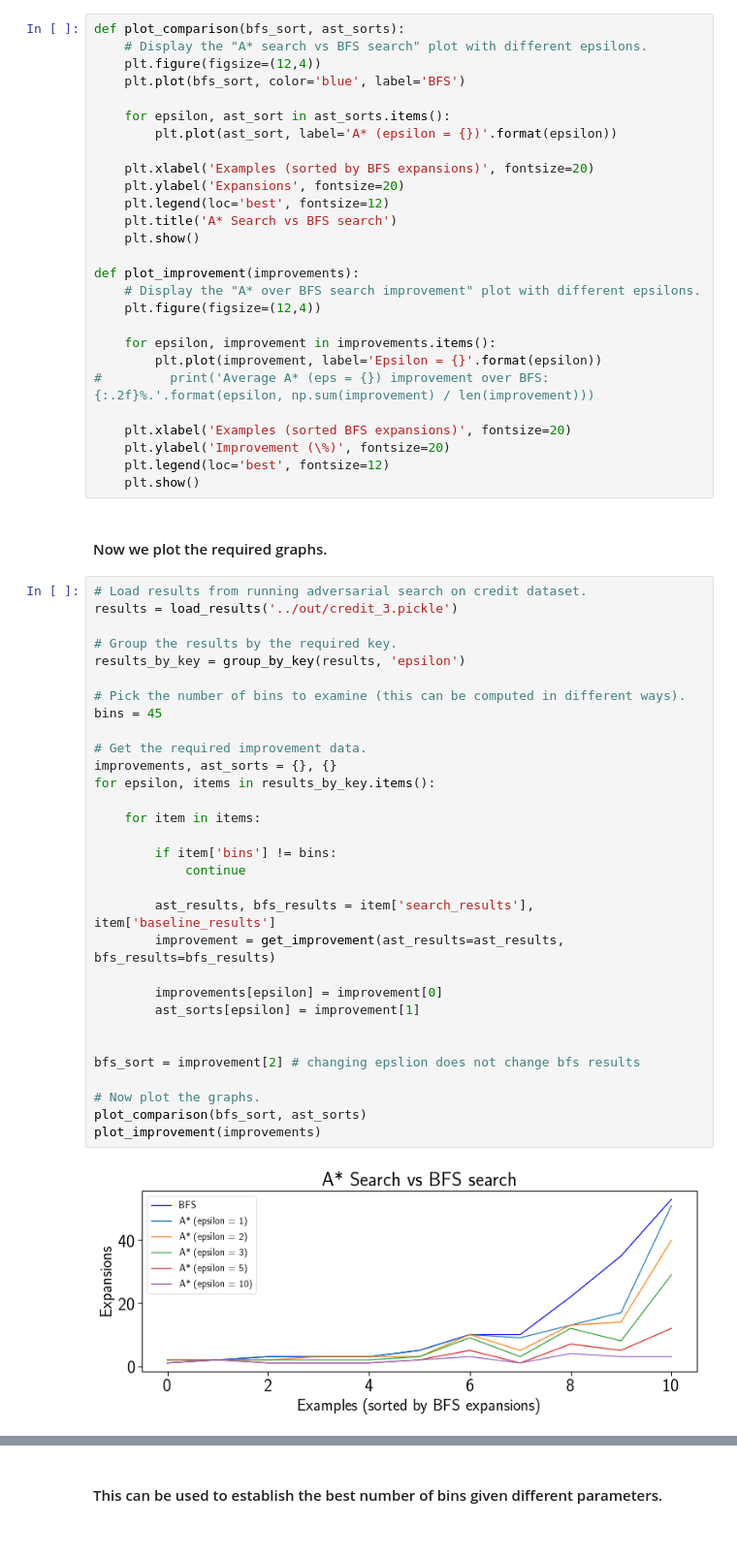
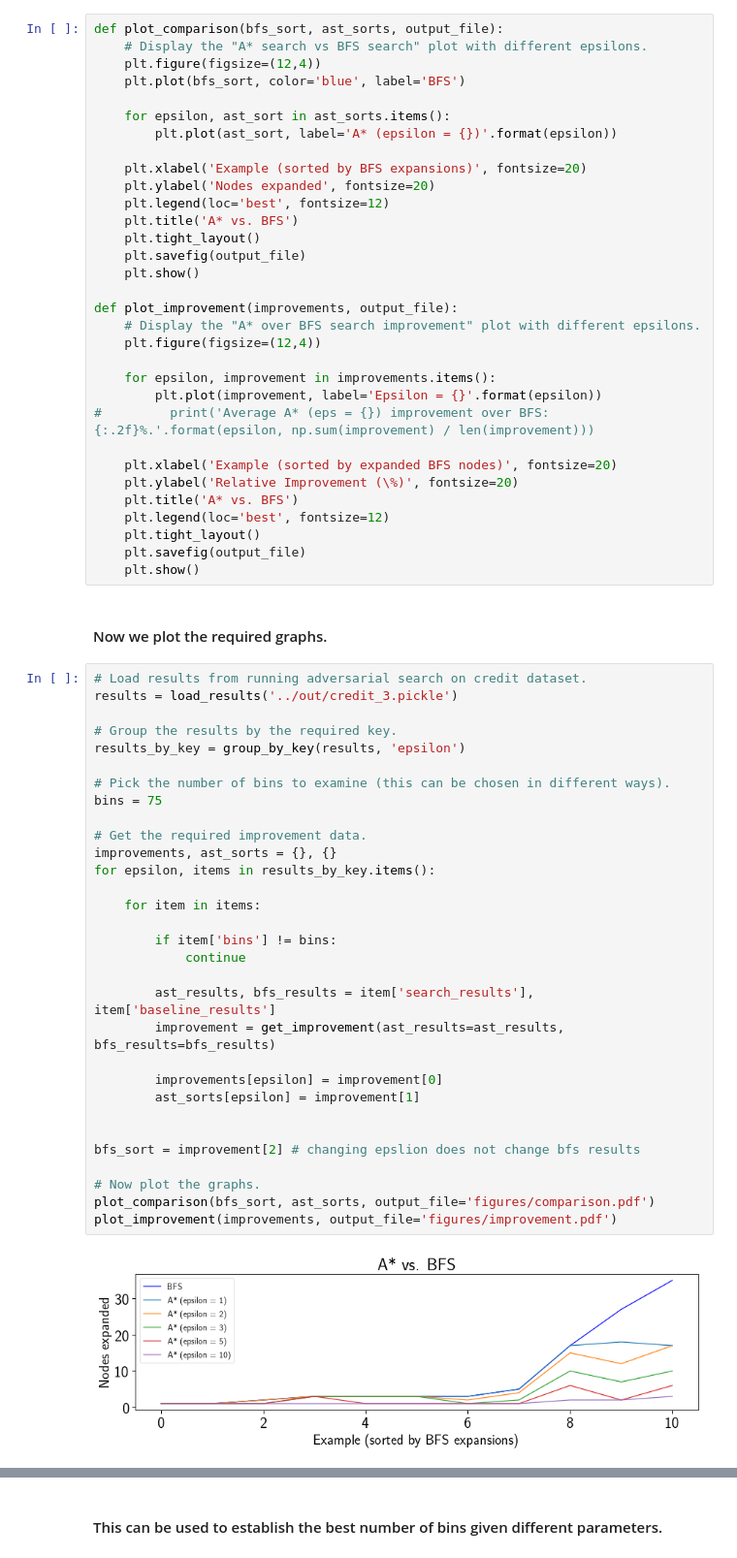
Before and after one commit to spring-epfl/trickster, a Jupyter notebook: notebooks/visualizer.ipynb, the cells around one changed output, grey strips where cells are left out. Shown: that part at 97% size. Cells and saved outputs as stored; diff of their text form.

Commit message:
Small update to the visualizer

```diff
--- a/notebooks/visualizer.ipynb
+++ b/notebooks/visualizer.ipynb
@@ -57,7 +57,7 @@ def get_improvement(ast_results, bfs_results):
     improvement = ((bfs_expansions_sorted - ast_expansions_sorted) / ast_expansions_sorted) * 100
     return improvement, ast_expansions_sorted, bfs_expansions_sorted
 # %%
-def plot_comparison(bfs_sort, ast_sorts):
+def plot_comparison(bfs_sort, ast_sorts, output_file):
     # Display the "A* search vs BFS search" plot with different epsilons.
     plt.figure(figsize=(12,4))
     plt.plot(bfs_sort, color='blue', label='BFS')
@@ -65,13 +65,15 @@ def plot_comparison(bfs_sort, ast_sorts):
     for epsilon, ast_sort in ast_sorts.items():
         plt.plot(ast_sort, label='A* (epsilon = {})'.format(epsilon))
 
-    plt.xlabel('Examples (sorted by BFS expansions)', fontsize=20)
-    plt.ylabel('Expansions', fontsize=20)
+    plt.xlabel('Example (sorted by BFS expansions)', fontsize=20)
+    plt.ylabel('Nodes expanded', fontsize=20)
     plt.legend(loc='best', fontsize=12)
-    plt.title('A* Search vs BFS search')
+    plt.title('A* vs. BFS')
+    plt.tight_layout()
+    plt.savefig(output_file)
     plt.show()
 
-def plot_improvement(improvements):
+def plot_improvement(improvements, output_file):
     # Display the "A* over BFS search improvement" plot with different epsilons.
     plt.figure(figsize=(12,4))
 
@@ -79,42 +81,45 @@ def plot_improvement(improvements):
         plt.plot(improvement, label='Epsilon = {}'.format(epsilon))
 #         print('Average A* (eps = {}) improvement over BFS: {:.2f}%.'.format(epsilon, np.sum(improvement) / len(improvement)))
 
-    plt.xlabel('Examples (sorted BFS expansions)', fontsize=20)
-    plt.ylabel('Improvement (\%)', fontsize=20)
+    plt.xlabel('Example (sorted by expanded BFS nodes)', fontsize=20)
+    plt.ylabel('Relative Improvement (\%)', fontsize=20)
+    plt.title('A* vs. BFS')
     plt.legend(loc='best', fontsize=12)
+    plt.tight_layout()
+    plt.savefig(output_file)
     plt.show()
 # %% [markdown]
 #### Now we plot the required graphs.
 # %%
 # Load results from running adversarial search on credit dataset.
 results = load_results('../out/credit_3.pickle')
 
 # Group the results by the required key.
 results_by_key = group_by_key(results, 'epsilon')
 
-# Pick the number of bins to examine (this can be computed in different ways).
-bins = 45
+# Pick the number of bins to examine (this can be chosen in different ways).
+bins = 75
 
 # Get the required improvement data.
 improvements, ast_sorts = {}, {}
 for epsilon, items in results_by_key.items():
 
     for item in items:
 
         if item['bins'] != bins:
             continue
 
         ast_results, bfs_results = item['search_results'], item['baseline_results']
         improvement = get_improvement(ast_results=ast_results, bfs_results=bfs_results)
 
         improvements[epsilon] = improvement[0]
         ast_sorts[epsilon] = improvement[1]
 
 
 bfs_sort = improvement[2] # changing epslion does not change bfs results
 
 # Now plot the graphs.
-plot_comparison(bfs_sort, ast_sorts)
-plot_improvement(improvements)
+plot_comparison(bfs_sort, ast_sorts, output_file='figures/comparison.pdf')
+plot_improvement(improvements, output_file='figures/improvement.pdf')
 # %% [output]
-[figure, old version]
+[figure, new version]
```
Also changed, not shown: parts of 1 cell of this notebook.
